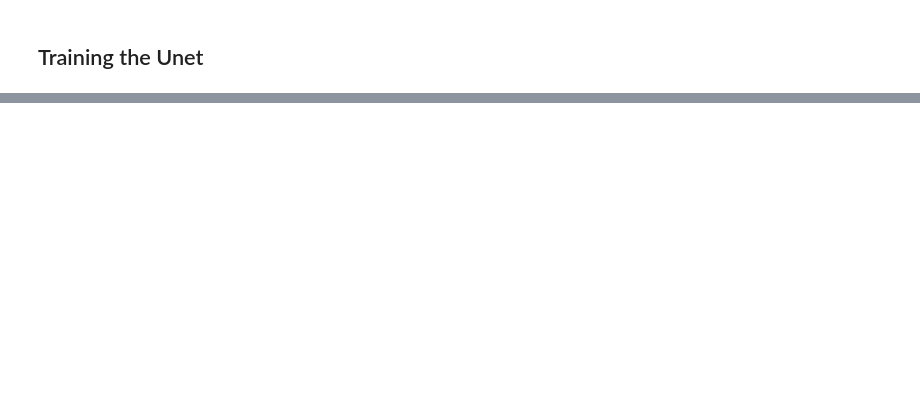
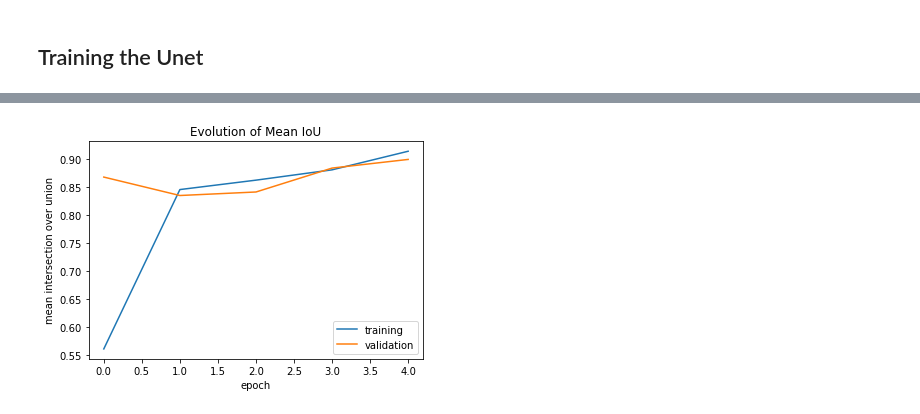
Before and after one commit to randomstructures/ExLSM-Image-Segmentation, a Jupyter notebook: 3D Unet/retrain0802/training.ipynb, the cells around one changed output, grey strips where cells are left out. Saved outputs shown, nothing was run; the diff lists cells and outputs as text; code cells hidden in the pictures; blank space fills up the shorter version.

```diff
--- a/3D Unet/retrain0802/training.ipynb
+++ b/3D Unet/retrain0802/training.ipynb
@@ -229 +248,12 @@ plt.savefig('3d_unet_test.png')
+# %%
+#Plot evolution of mean IoU Metric
+plt.plot(history.history['mean_io_u_1'])
+plt.plot(history.history['val_mean_io_u_1'])
+plt.title('Evolution of Mean IoU')
+plt.xlabel('epoch')
+plt.ylabel('mean intersection over union')
+plt.legend(['training', 'validation'])
+plt.savefig('iou.png')
+# %% [output]
+[figure, added]
 # %%
```
Also changed, not shown: parts of 15 cells of this notebook.
